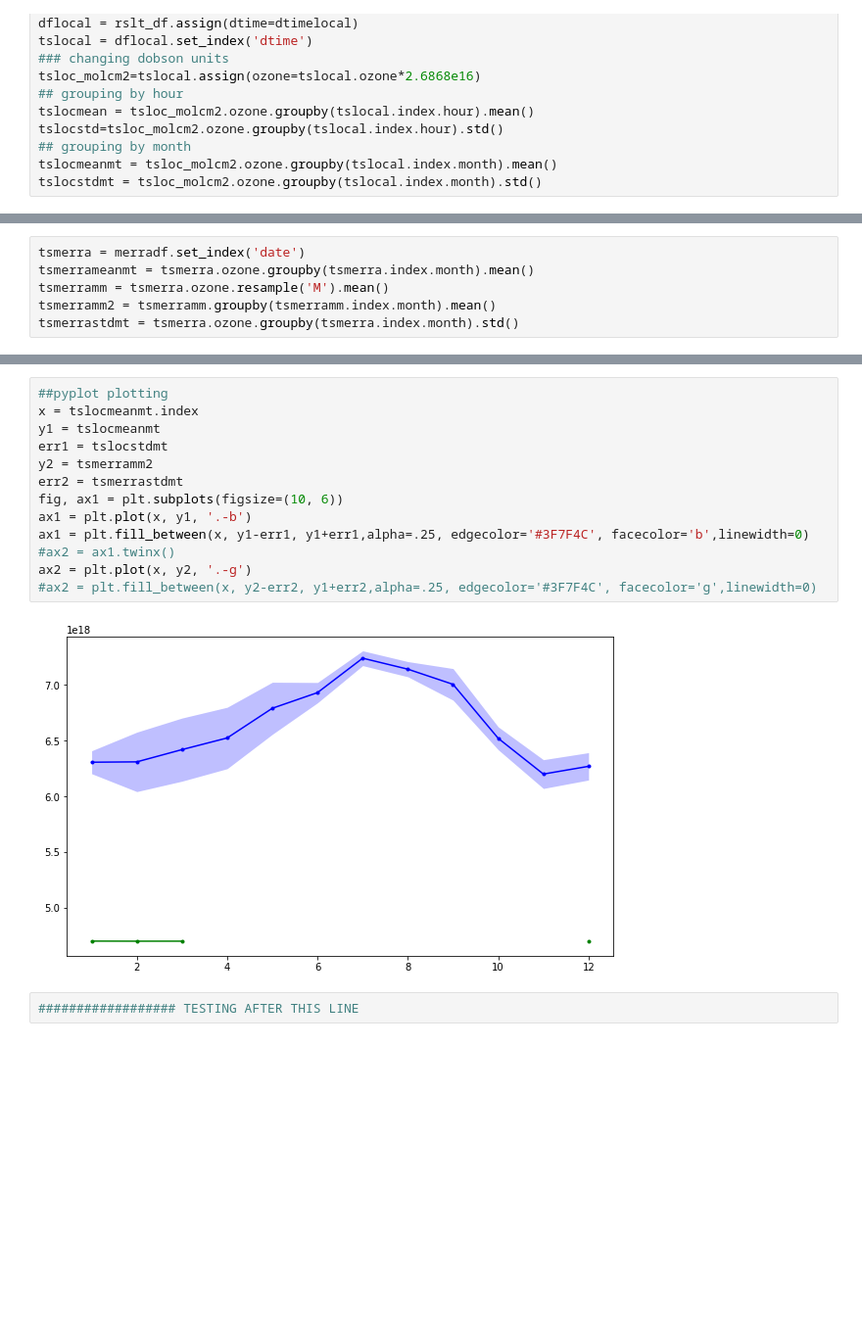
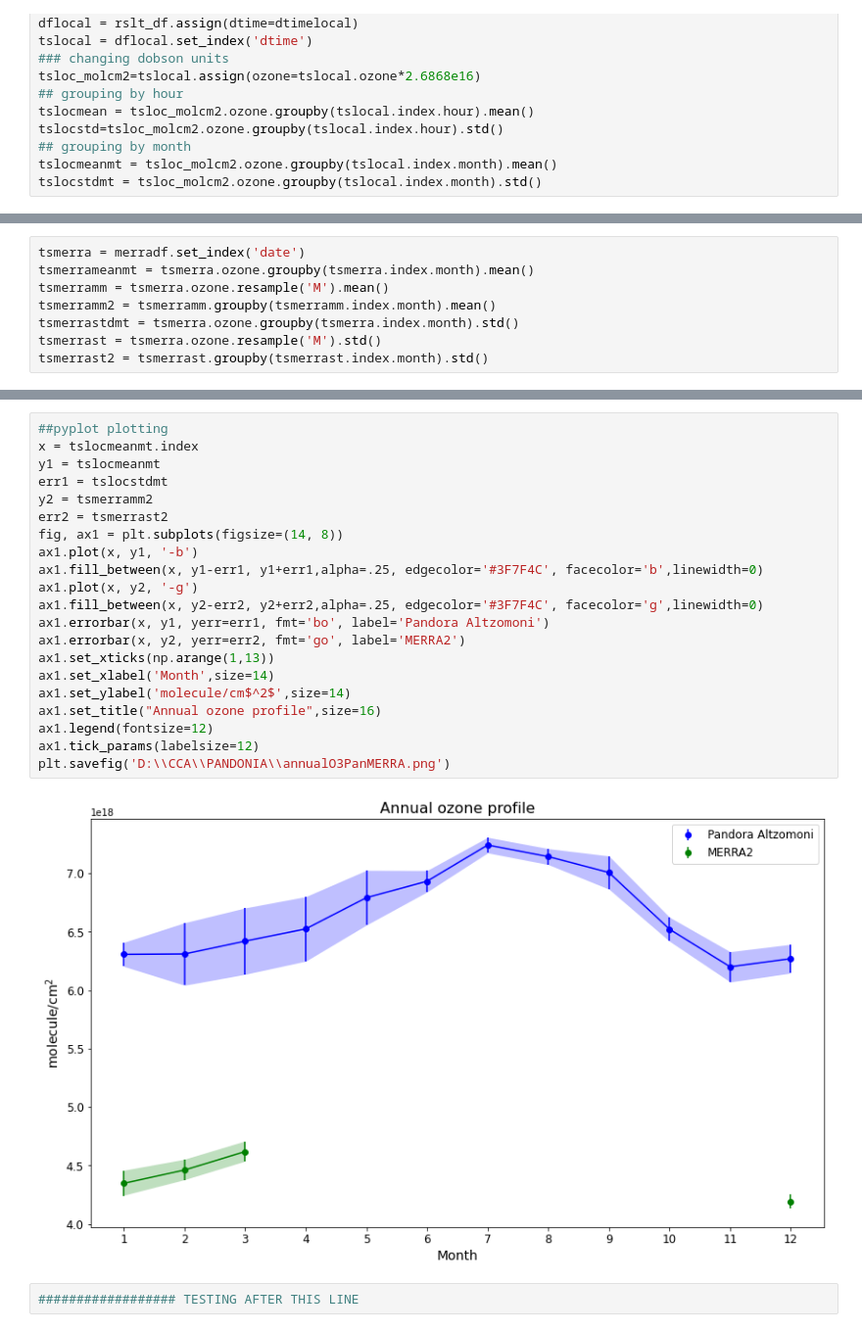
Before and after one commit to mixtli-c/cca-jupyter, a Jupyter notebook: pandonia-merra.ipynb, the cells around one changed output, grey strips where cells are left out. Shown at 98% size. Cells and saved outputs as stored; diff of their text form; blank space fills up the shorter version.

```diff
--- a/pandonia-merra.ipynb
+++ b/pandonia-merra.ipynb
@@ -99,6 +79,8 @@ tsmerrameanmt = tsmerra.ozone.groupby(tsmerra.index.month).mean()
 tsmerramm = tsmerra.ozone.resample('M').mean()
 tsmerramm2 = tsmerramm.groupby(tsmerramm.index.month).mean()
 tsmerrastdmt = tsmerra.ozone.groupby(tsmerra.index.month).std()
+tsmerrast = tsmerra.ozone.resample('M').std()
+tsmerrast2 = tsmerrast.groupby(tsmerrast.index.month).std()
 # %%
 ## simple plotting with error
 ax = tslocmeanmt.plot(figsize=(10,6),title='Ozone yearly profile',ylabel='molecule/cm$^2$',yerr=tslocstdmt,capsize=4,fontsize=12)
@@ -109,17 +88,25 @@ tsmerramm2.plot(figsize=(10,6),xlabel='Month',yerr=tsmerrastdmt,capsize=4,fontsi
 # %%
 ##pyplot plotting
 x = tslocmeanmt.index
 y1 = tslocmeanmt
 err1 = tslocstdmt
 y2 = tsmerramm2
-err2 = tsmerrastdmt
-fig, ax1 = plt.subplots(figsize=(10, 6))
-ax1 = plt.plot(x, y1, '.-b')
-ax1 = plt.fill_between(x, y1-err1, y1+err1,alpha=.25, edgecolor='#3F7F4C', facecolor='b',linewidth=0)
-#ax2 = ax1.twinx()
-ax2 = plt.plot(x, y2, '.-g')
-#ax2 = plt.fill_between(x, y2-err2, y1+err2,alpha=.25, edgecolor='#3F7F4C', facecolor='g',linewidth=0)
+err2 = tsmerrast2
+fig, ax1 = plt.subplots(figsize=(14, 8))
+ax1.plot(x, y1, '-b')
+ax1.fill_between(x, y1-err1, y1+err1,alpha=.25, edgecolor='#3F7F4C', facecolor='b',linewidth=0)
+ax1.plot(x, y2, '-g')
+ax1.fill_between(x, y2-err2, y2+err2,alpha=.25, edgecolor='#3F7F4C', facecolor='g',linewidth=0)
+ax1.errorbar(x, y1, yerr=err1, fmt='bo', label='Pandora Altzomoni')
+ax1.errorbar(x, y2, yerr=err2, fmt='go', label='MERRA2')
+ax1.set_xticks(np.arange(1,13))
+ax1.set_xlabel('Month',size=14)
+ax1.set_ylabel('molecule/cm$^2$',size=14)
+ax1.set_title("Annual ozone profile",size=16)
+ax1.legend(fontsize=12)
+ax1.tick_params(labelsize=12)
+plt.savefig('D:\\CCA\\PANDONIA\\annualO3PanMERRA.png')
 # %% [output]
-[figure, old version]
+[figure, new version]
 # %%
 ################## TESTING AFTER THIS LINE
```
Also changed, not shown: parts of 16 cells of this notebook.
